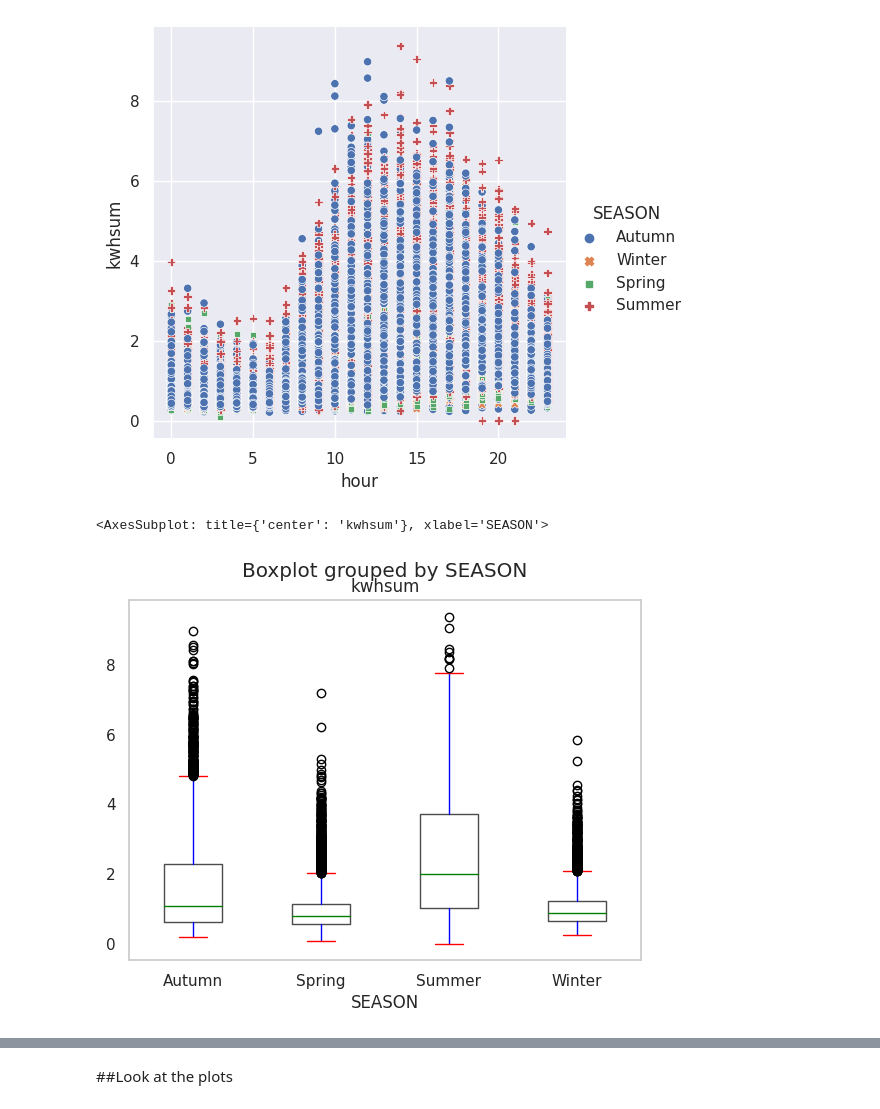
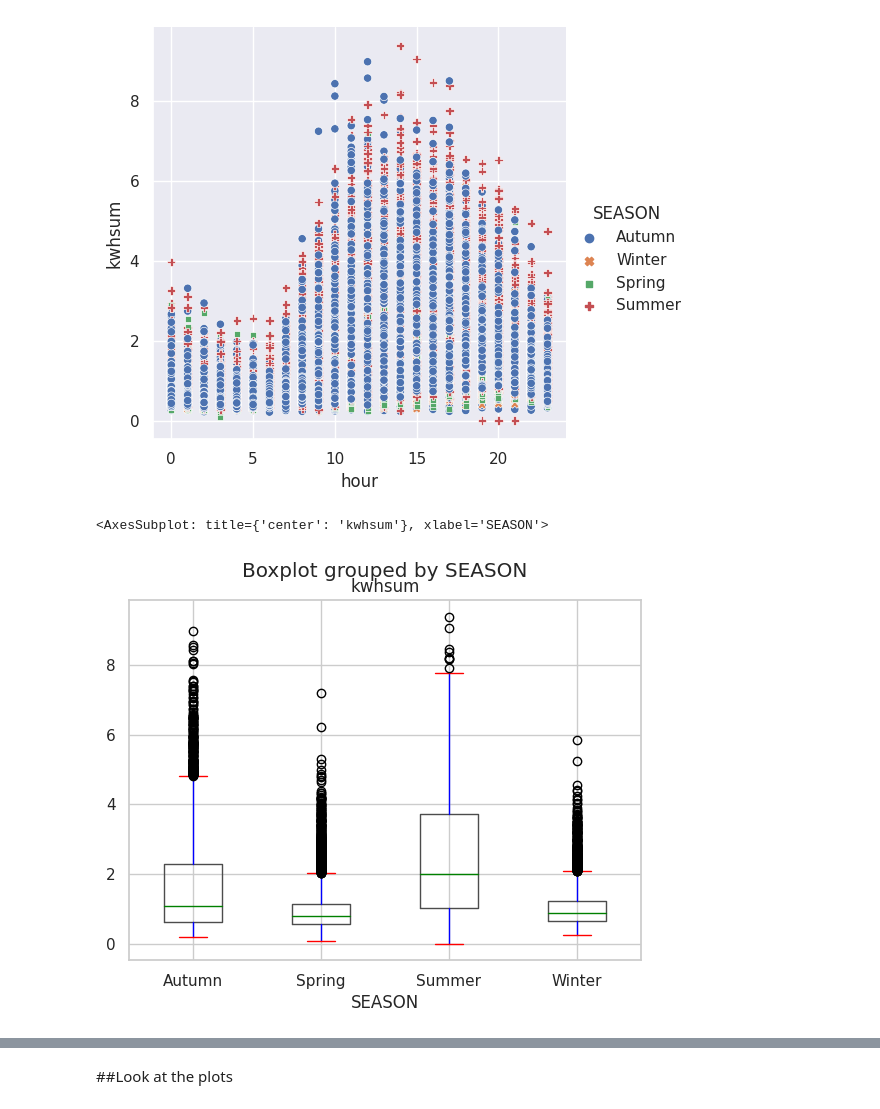
Before and after one commit to ThingsAbove/home_energy, a Jupyter notebook: EnergyUsage.ipynb, the cells around one changed output, grey strips where cells are left out. Cells and saved outputs as stored; diff of their text form; code cells hidden in the pictures.

```diff
--- a/EnergyUsage.ipynb
+++ b/EnergyUsage.ipynb
@@ -454,12 +473,12 @@ sns.relplot(data=df, x="hour", y="kwhsum", hue="SEASON", style="SEASON")
 # %%
 sns.set_style("whitegrid")
 PROPS = {
     'medianprops':{'color':'green'},
     'whiskerprops':{'color':'blue'},
     'capprops':{'color':'red'}
 }
 
-df.boxplot(by ='SEASON', column =['kwhsum'], grid = False, **PROPS)
+df.boxplot(by ='SEASON', column =['kwhsum'], **PROPS)
 # %% [output]
 <AxesSubplot: title={'center': 'kwhsum'}, xlabel='SEASON'>
-[figure, old version]
+[figure, new version]
```
Also changed, not shown: parts of 11 cells of this notebook, 3 other files.
